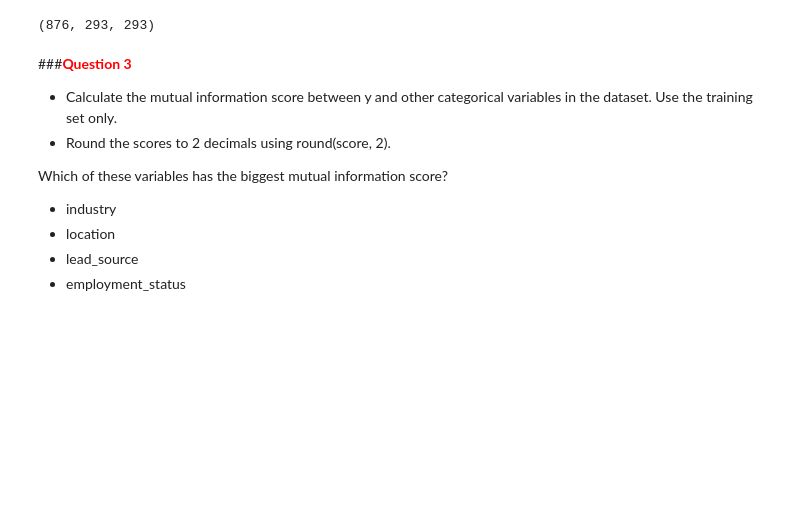
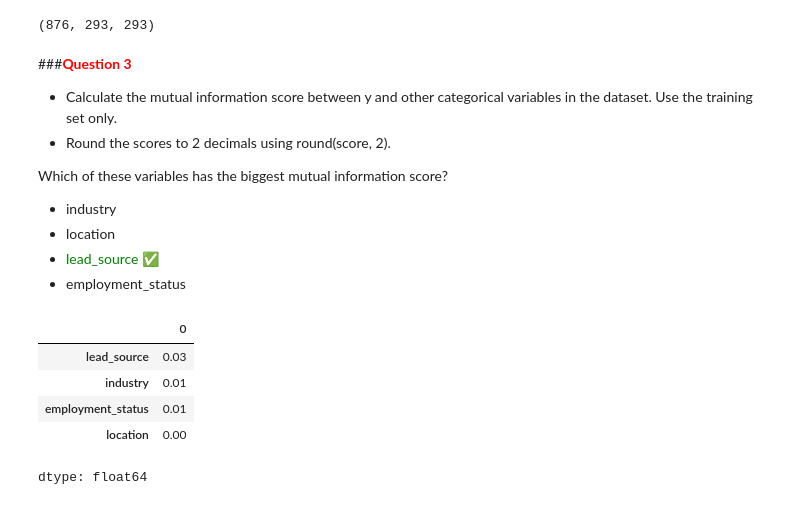
Before and after one commit to bogdan-kovalchuk/course-ml-zoomcamp, a Jupyter notebook: 03-classification/03_classification_homework.ipynb, the cells around one changed output. Cells and saved outputs as stored; diff of their text form; code cells hidden in the pictures; blank space fills up the shorter version.

```diff
--- a/03-classification/03_classification_homework.ipynb
+++ b/03-classification/03_classification_homework.ipynb
@@ -153,5 +154,18 @@ Which of these variables has the biggest mutual information score?
 
 - industry
 - location
-- lead_source
+- <font color='green'>lead_source</font> ✅
 - employment_status
+# %%
+def mutual_info_converted_score(series):
+    return round(mutual_info_score(series, df_full_train.converted), 2)
+
+mi = df_full_train[categorical_columns].apply(mutual_info_converted_score)
+mi.sort_values(ascending=False)
+# %% [output]
+|  | 0 |
+| lead_source | 0.03 |
+| industry | 0.01 |
+| employment_status | 0.01 |
+| location | 0.00 |
+dtype: float64
```
Also changed, not shown: parts of 1 cell of this notebook.
